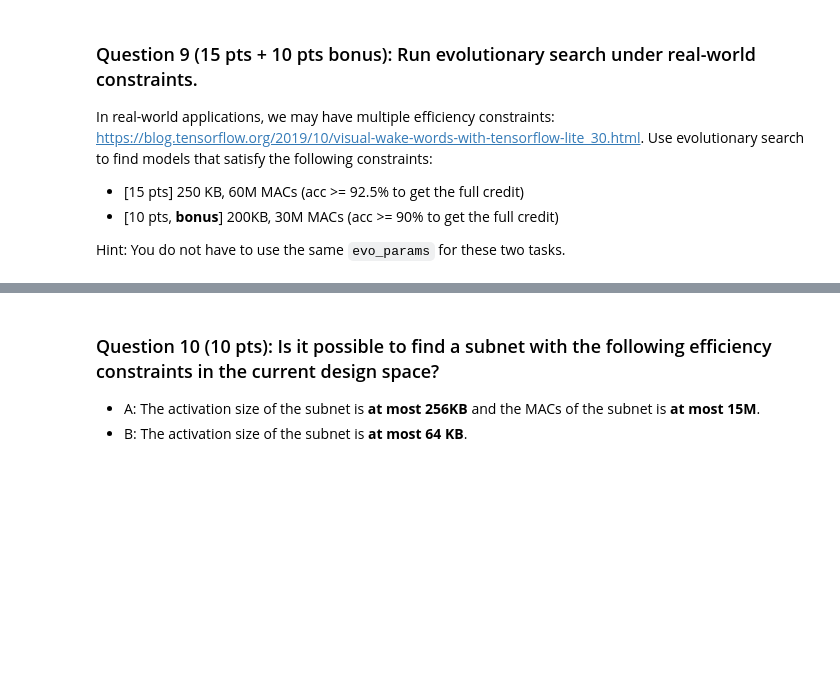
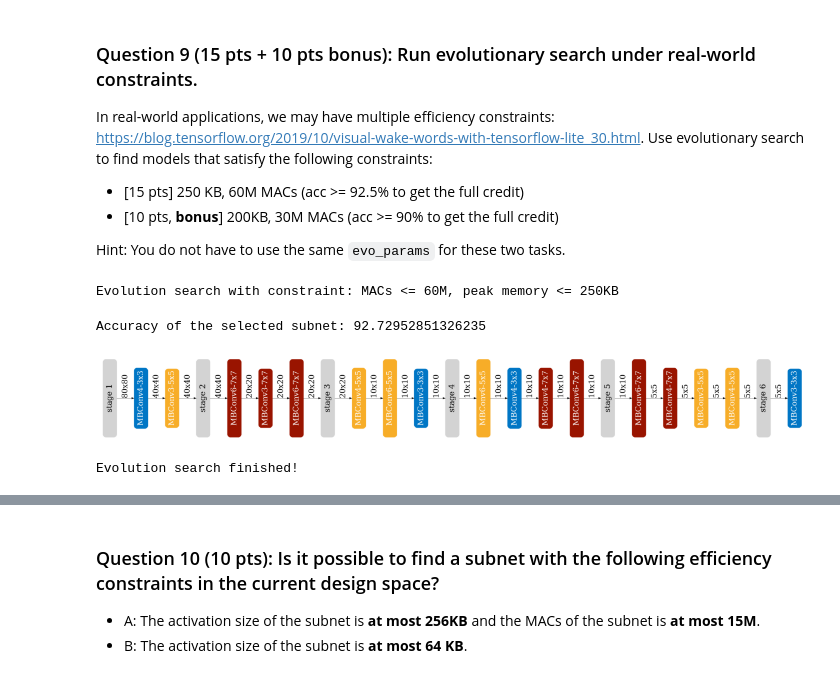
Before and after one commit to Chris-godz/LLM, a Jupyter notebook: MIT6.5940/Lab3.ipynb, the cells around one changed output, grey strips where cells are left out. Drawn from its saved outputs; the diff is of its cells as text; code cells hidden in the pictures; blank space fills up the shorter version.

Commit message:
Evolutionary search

```diff
--- a/MIT6.5940/Lab3.ipynb
+++ b/MIT6.5940/Lab3.ipynb
@@ -346,9 +383,10 @@ class AccuracyPredictor(nn.Module):
         # Hint: the input dimension of the first layer is not hidden_size.
         #       use self.arch_encoder.n_dim to get the input dimension
         for i in range(self.n_layers):
-            layers.append(
+            in_dim = self.arch_encoder.n_dim if i == 0 else self.hidden_size
+            layers.append(nn.Linear(in_dim, self.hidden_size))
+            layers.append(nn.ReLU(inplace=True))
 
-            )
         ################ YOUR CODE ENDS HERE ################
         layers.append(nn.Linear(self.hidden_size, 1, bias=False))
         self.layers = nn.Sequential(*layers)
@@ -448,11 +518,14 @@ for epoch in tqdm(range(10)):
         label = label.to(device)
         ############### YOUR CODE STARTS HERE ###############
         # step 2. Run forward pass.
-        pred =
+        pred = acc_predictor(data)
         # step 3. Calculate the loss.
-        loss =
+        loss = criterion(pred, label)
         # step 4. Perform the backward pass.
-        ################ YOUR CODE ENDS HERE ################
+        optimizer.zero_grad()
+        loss.backward()
+        optimizer.step()
+        ############### YOUR CODE ENDS HERE ###############
 
     acc_predictor.eval()
     with torch.no_grad():
@@ -463,9 +536,9 @@ for epoch in tqdm(range(10)):
                 label = label.to(device)
                 ############### YOUR CODE STARTS HERE ###############
                 # step 2. Run forward pass.
-                pred =
+                pred =  acc_predictor(data)
                 # step 3. Calculate the loss.
-                loss =
+                loss = criterion(pred, label)
                 ############### YOUR CODE ENDS HERE ###############
                 t.set_postfix({"loss": loss.item()})
                 t.update(1)
@@ -541,7 +617,7 @@ class RandomSearcher:
 def search_and_measure_acc(agent, constraint, **kwargs):
     ############### YOUR CODE STARTS HERE ###############
     # hint: call the search function
-    best_info =
+    best_info = agent.run_search(constraint, **kwargs)
     ############### YOUR CODE ENDS HERE #################
     # get searched subnet
     ofa_network.set_active_subnet(**best_info[1])
@@ -626,12 +715,12 @@ class EvolutionSearcher:
                 if not isinstance(new_sample[key], list):
                     ############### YOUR CODE STARTS HERE ###############
                     # hint: randomly choose the value from sample1[key] and sample2[key], random.choice
-                    new_sample[key] =
+                    new_sample[key] = random.choice([sample1[key], sample2[key]])
                     ############### YOUR CODE ENDS HERE #################
                 else:
                     for i in range(len(new_sample[key])):
                         ############### YOUR CODE STARTS HERE ###############
-                        new_sample[key][i] =
+                        new_sample[key][i] = random.choice([sample1[key][i], sample2[key][i]])
                         ############### YOUR CODE ENDS HERE #################
 
             efficiency = self.efficiency_predictor.get_efficiency(new_sample)
@@ -662,13 +751,13 @@ class EvolutionSearcher:
             for i in range(self.max_time_budget):
                 ############### YOUR CODE STARTS HERE ###############
                 # hint: sort the population according to the acc (descending order)
-                population =
+                population = sorted(population, key=lambda x: x[0], reverse=True)
                 ############### YOUR CODE ENDS HERE #################
 
                 ############### YOUR CODE STARTS HERE ###############
                 # hint: keep topK samples in the population, K = parents_size
                 # the others are discarded.
-                population =
+                population = population[:parents_size]
                 ############### YOUR CODE ENDS HERE #################
 
                 # update best info
@@ -746,22 +848,27 @@ Hint: You do not have to use the same `evo_params` for these two tasks.
 # %%
 random.seed(1)
 np.random.seed(1)
 # hint: tune hyper-parameters below
 evo_params = {
     'arch_mutate_prob': 0.1, # The probability of architecture mutation in evolutionary search
-    'resolution_mutate_prob': 0.1, # The probability of resolution mutation in evolutionary search
-    'population_size': 10,  # The size of the population
-    'max_time_budget': 10,
-    'parent_ratio': 0.1,
-    'mutation_ratio': 0.1,
+    'resolution_mutate_prob': 0.3, # The probability of resolution mutation in evolutionary search
+    'population_size': 15,  # The size of the population
+    'max_time_budget': 20,
+    'parent_ratio': 0.25,
+    'mutation_ratio': 0.25,
 }
 
 nas_agent = EvolutionSearcher(efficiency_predictor, acc_predictor, **evo_params)
 
 (millionMACs, KBPeakMemory) = [60, 250]
 print(f"Evolution search with constraint: MACs <= {millionMACs}M, peak memory <= {KBPeakMemory}KB")
 search_and_measure_acc(nas_agent, dict(millionMACs=millionMACs, KBPeakMemory=KBPeakMemory))
 print("Evolution search finished!")
+# %% [output]
+Evolution search with constraint: MACs <= 60M, peak memory <= 250KB
+Accuracy of the selected subnet: 92.72952851326235
+[figure, added]
+Evolution search finished!
 # %%
 random.seed(1)
 np.random.seed(1)
```
Also changed, not shown: parts of 15 cells of this notebook.
